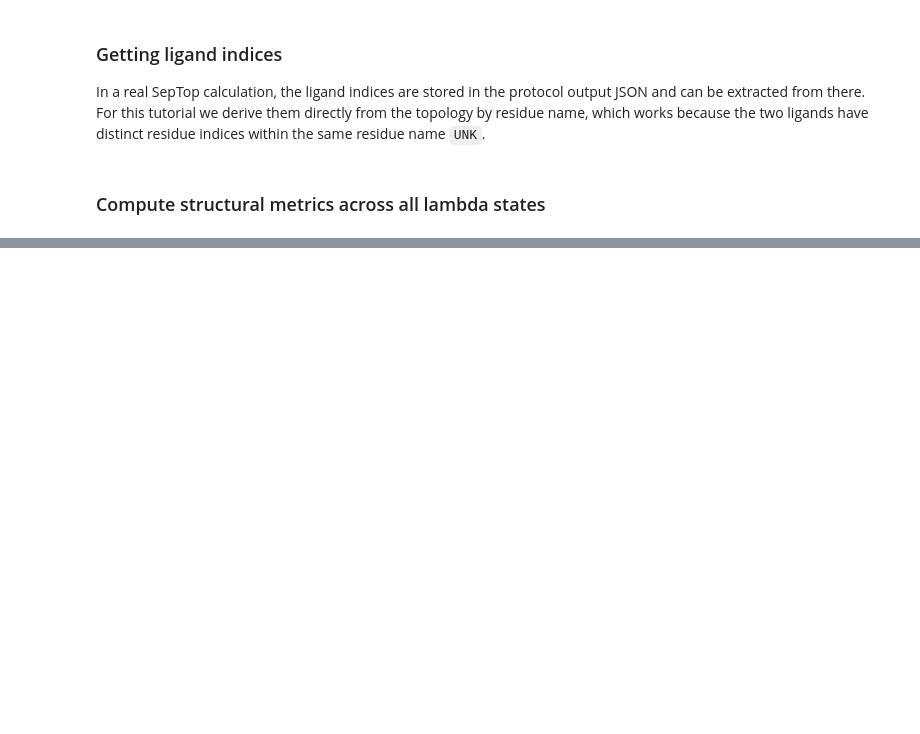
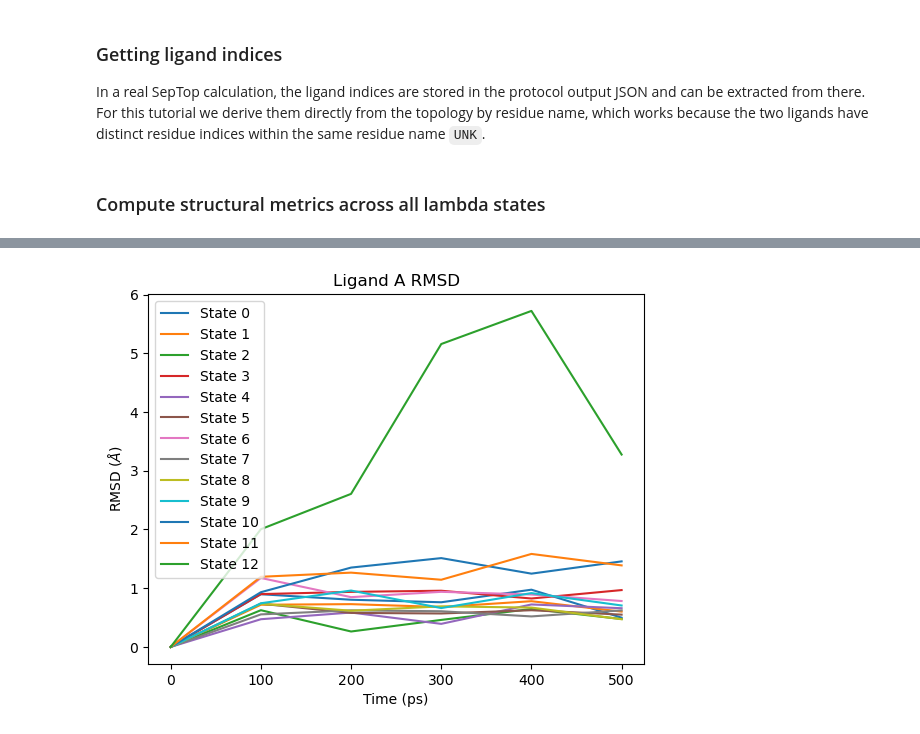
Before and after one commit to OpenFreeEnergy/openfe_analysis, a Jupyter notebook: examples/structural_analysis.ipynb, the cells around one changed output, grey strips where cells are left out. Saved outputs shown, nothing was run; the diff lists cells and outputs as text; code cells hidden in the pictures; blank space fills up the shorter version.

```diff
--- a/examples/structural_analysis.ipynb
+++ b/examples/structural_analysis.ipynb
@@ -299,8 +284,10 @@ plt.show()
 # %%
 # Ligand A RMSD
 fig = plot_ligand_RMSD(septop_time_ps, septop_lig_A_rmsds)
-fig.suptitle("Ligand A RMSD")
+fig.axes[0].set_title("Ligand A RMSD")
 plt.show()
+# %% [output]
+[figure, added]
 # %%
 # Ligand B RMSD
 fig = plot_ligand_RMSD(septop_time_ps, septop_lig_B_rmsds)
```
Also changed, not shown: parts of 10 cells of this notebook.
